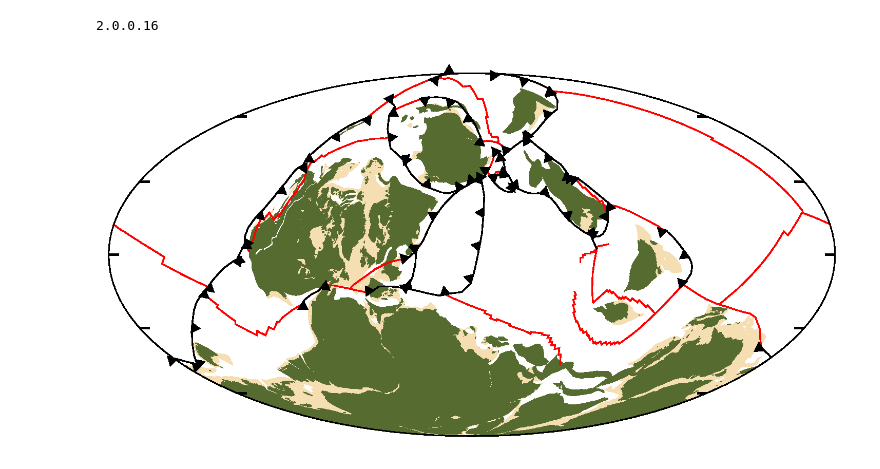
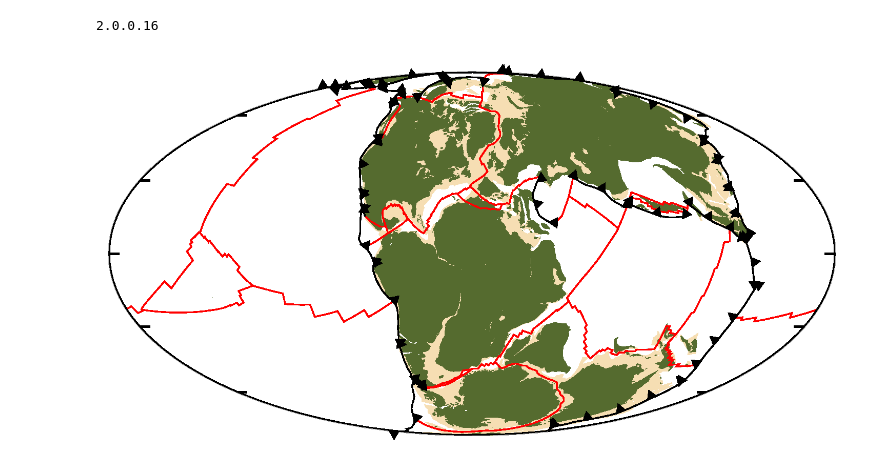
Before and after one commit to siwill22/GPlatesReconstructionModel, a Jupyter notebook: test_ReconstructionPlot.ipynb, the cells around one changed output. Saved outputs shown, nothing was run; the diff lists cells and outputs as text; code cells hidden in the pictures.

```diff
--- a/test_ReconstructionPlot.ipynb
+++ b/test_ReconstructionPlot.ipynb
@@ -27,14 +26,14 @@ M2016.add_continent_polygons('/Applications/GPlates-2.0.0/SampleData/FeatureColl
 # %%
 gmt_r = gmt_reconstruction(M2016,'./plots','test')
 
 #gmt_r.set_projection('-Jm0.2c')
 #gmt_r.set_region([-100,100,-20,70])
 
 gmt_r.set_projection('-JW0/12c')
 gmt_r.set_region([-180,180,-90,90])
 
-gmt_r.plot_snapshot(350,anchor_plate_id=0)
+gmt_r.plot_snapshot(150,anchor_plate_id=0)
 
 Image(gmt_r.image_file)
 # %% [output]
-[figure, old version]
+[figure, new version]
```
Also changed, not shown: parts of 2 cells of this notebook, 1 other file.
